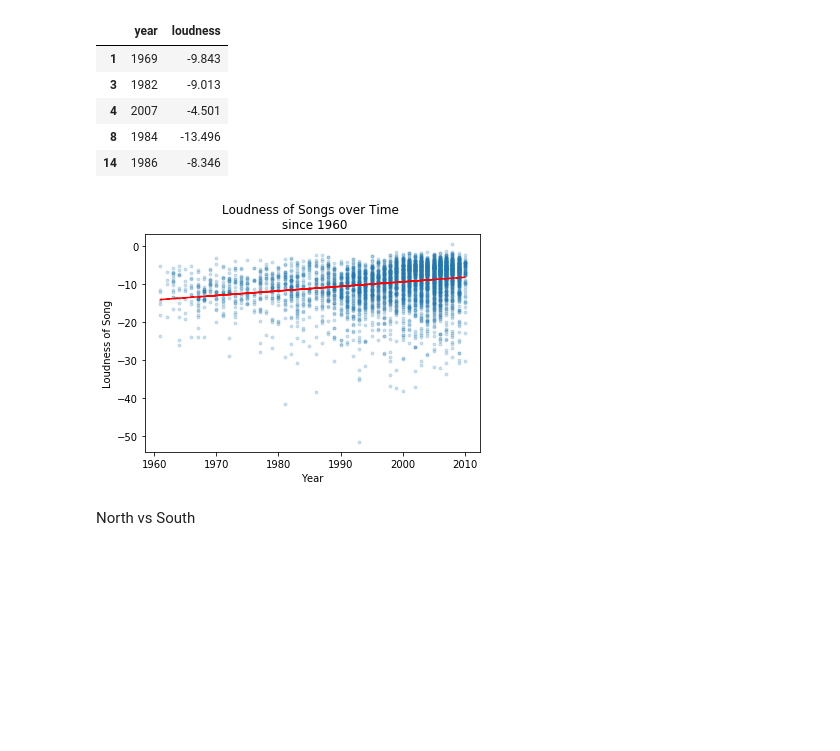
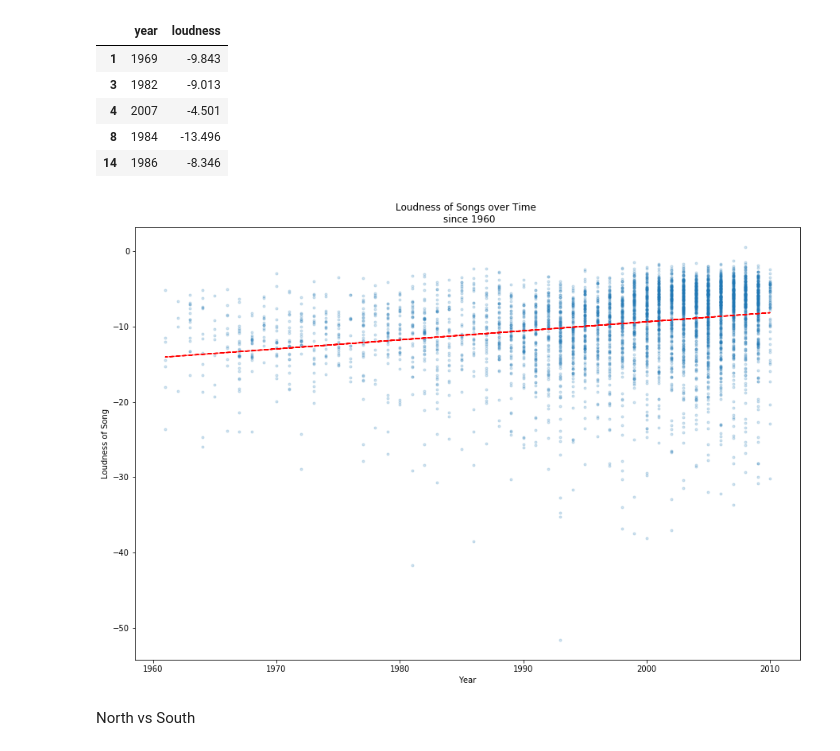
Before and after one commit to DinielleNelson/Homework10-Web, a Jupyter notebook: plots.ipynb, the cells around one changed output. Saved outputs shown, nothing was run; the diff lists cells and outputs as text; code cells hidden in the pictures; blank space fills up the shorter version.

```diff
--- a/plots.ipynb
+++ b/plots.ipynb
@@ -85,17 +85,18 @@ yr_loud_df.head()
 | 8 | 1984 | -13.496 |
 | 14 | 1986 | -8.346 |
 # %%
+plt.figure(figsize=(15,10))
 plt.scatter(yr_loud_df.year,yr_loud_df.loudness,marker=".",alpha=.2)
 plt.xlabel("Year")
 plt.ylabel("Loudness of Song")
 plt.title("Loudness of Songs over Time \n since 1960")
 z = np.polyfit(yr_loud_df.year,yr_loud_df.loudness, 1)
 p = np.poly1d(z)
 plt.plot(yr_loud_df.year,p(yr_loud_df.year),"r--")
 plt.savefig("yr_loudness.jpg")
 plt.show()
 # %% [output]
-[figure, old version]
+[figure, new version]
 # %% [markdown]
 North vs South
 # %%
```
Also changed, not shown: parts of 2 cells of this notebook, 17 other files.
